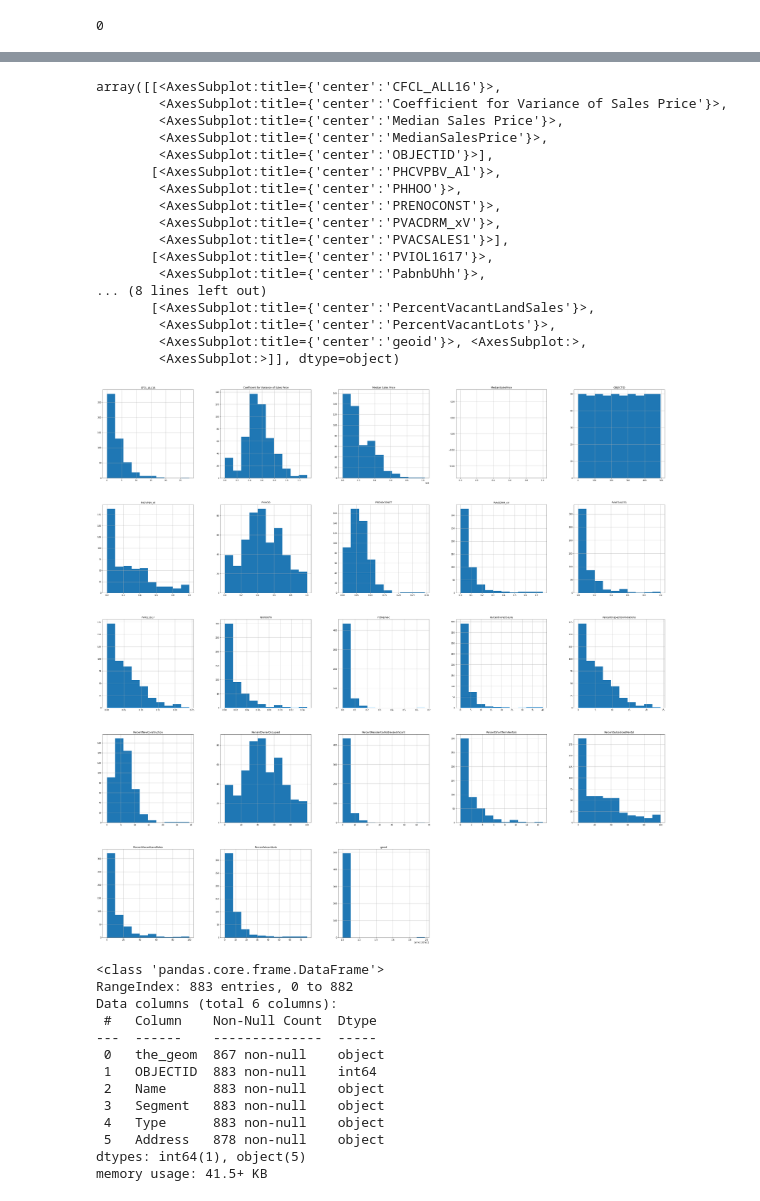
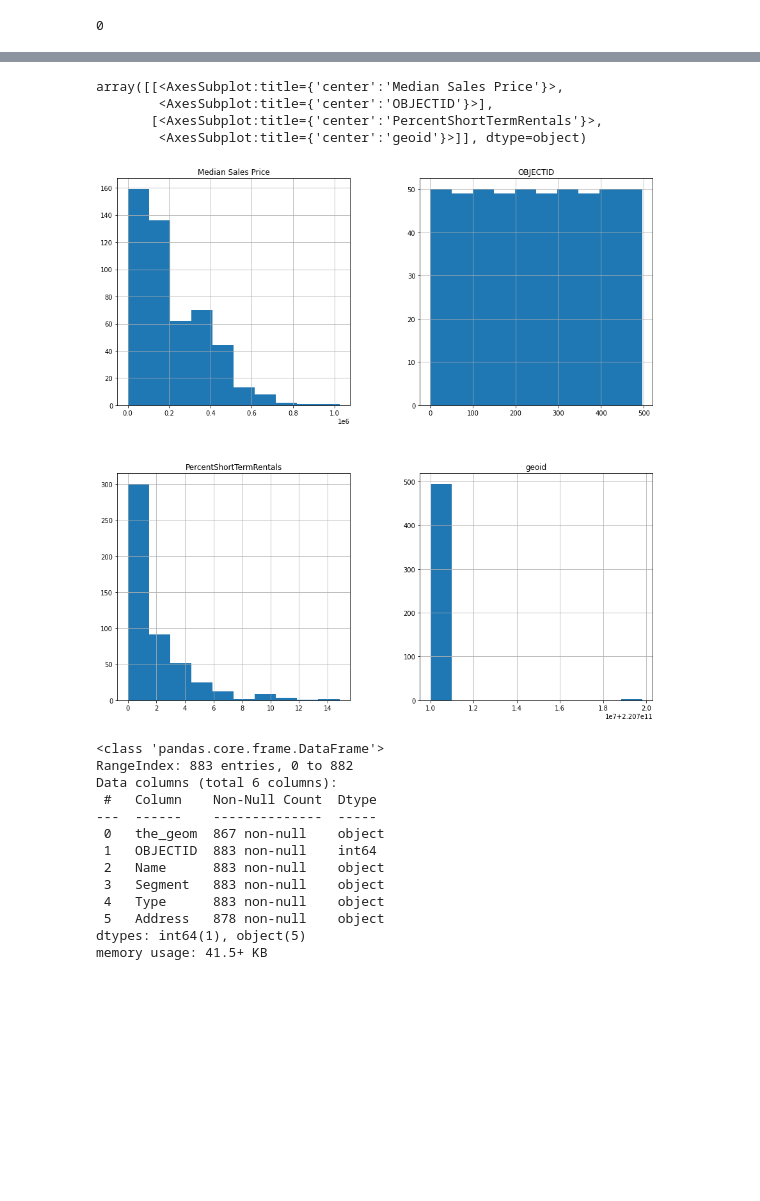
Before and after one commit to john-tenney/Capstone_Two, a Jupyter notebook: notebooks/Untitled.ipynb, the cells around one changed output, grey strips where cells are left out. Drawn from its saved outputs; the diff is of its cells as text; code cells hidden in the pictures; blank space fills up the shorter version.

```diff
--- a/notebooks/Untitled.ipynb
+++ b/notebooks/Untitled.ipynb
@@ -475,27 +473,17 @@ Data columns (total 26 columns):
 dtypes: float64(20), int64(3), object(3)
 memory usage: 100.9+ KB
 None
+# %%
+#I'll only use columns I want for summary statistics and geospatial data.
+market_value = market_value[['the_geom','OBJECTID','geoid', 'Median Sales Price','PercentShortTermRentals']]
 # %%
-market_value.hist(bins=10, figsize=(50,50))
+market_value.hist(bins=10, figsize=(15,15))
 # %% [output]
-array([[<AxesSubplot:title={'center':'CFCL_ALL16'}>,
-        <AxesSubplot:title={'center':'Coefficient for Variance of Sales Price'}>,
-        <AxesSubplot:title={'center':'Median Sales Price'}>,
-        <AxesSubplot:title={'center':'MedianSalesPrice'}>,
+array([[<AxesSubplot:title={'center':'Median Sales Price'}>,
         <AxesSubplot:title={'center':'OBJECTID'}>],
-       [<AxesSubplot:title={'center':'PHCVPBV_Al'}>,
-        <AxesSubplot:title={'center':'PHHOO'}>,
-        <AxesSubplot:title={'center':'PRENOCONST'}>,
-        <AxesSubplot:title={'center':'PVACDRM_xV'}>,
-        <AxesSubplot:title={'center':'PVACSALES1'}>],
-       [<AxesSubplot:title={'center':'PVIOL1617'}>,
-        <AxesSubplot:title={'center':'PabnbUhh'}>,
-... (8 lines left out)
-       [<AxesSubplot:title={'center':'PercentVacantLandSales'}>,
-        <AxesSubplot:title={'center':'PercentVacantLots'}>,
-        <AxesSubplot:title={'center':'geoid'}>, <AxesSubplot:>,
-        <AxesSubplot:>]], dtype=object)
+       [<AxesSubplot:title={'center':'PercentShortTermRentals'}>,
+        <AxesSubplot:title={'center':'geoid'}>]], dtype=object)
-[figure, old version]
+[figure, new version]
 # %%
 #converting listings to geodataframe in order to merge with market value data via gps coordinates
 gdf_listings = gpd.GeoDataFrame(listings,   geometry=gpd.points_from_xy(listings.longitude, listings.latitude))
```
Also changed, not shown: parts of 10 cells of this notebook, 6 other files.
